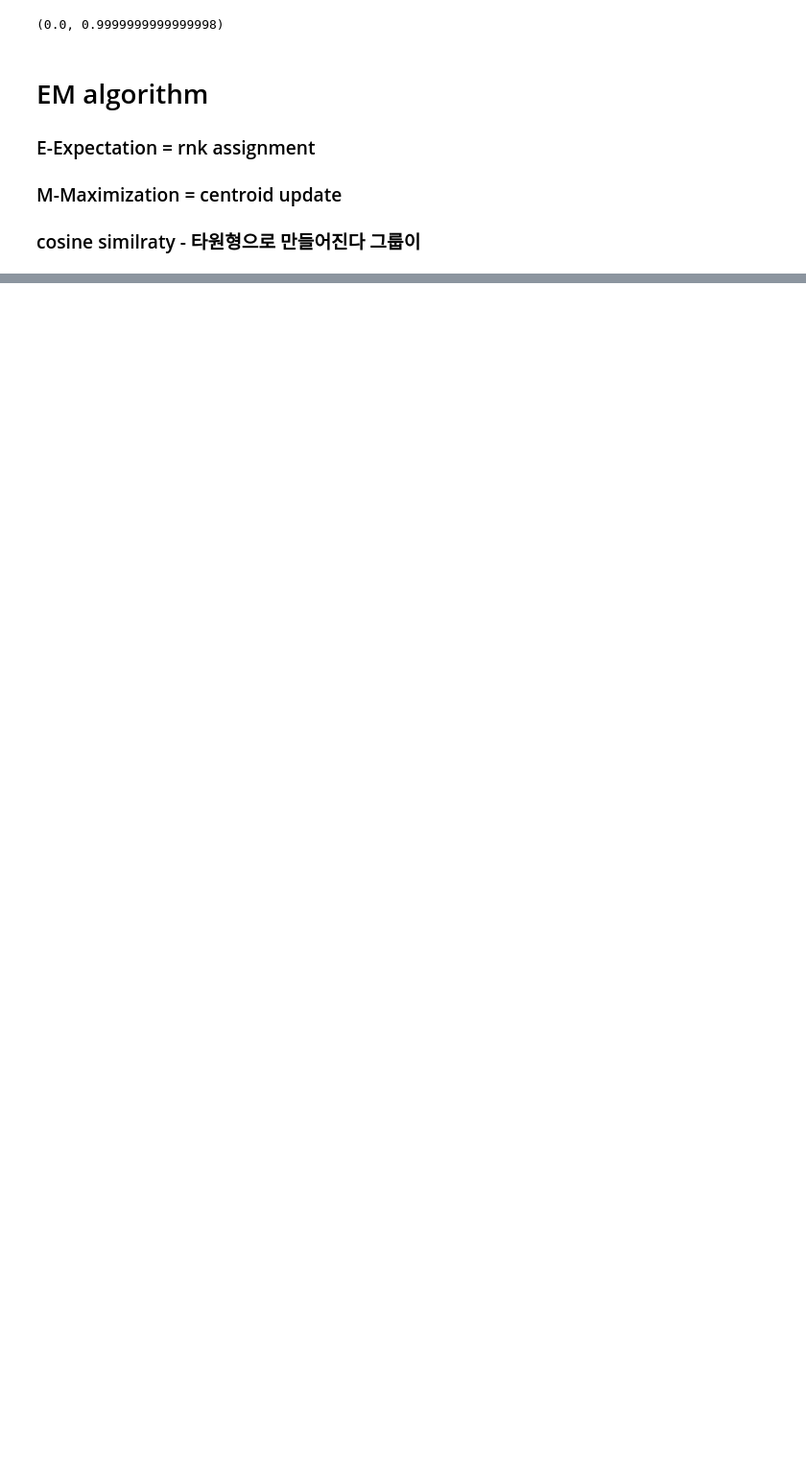
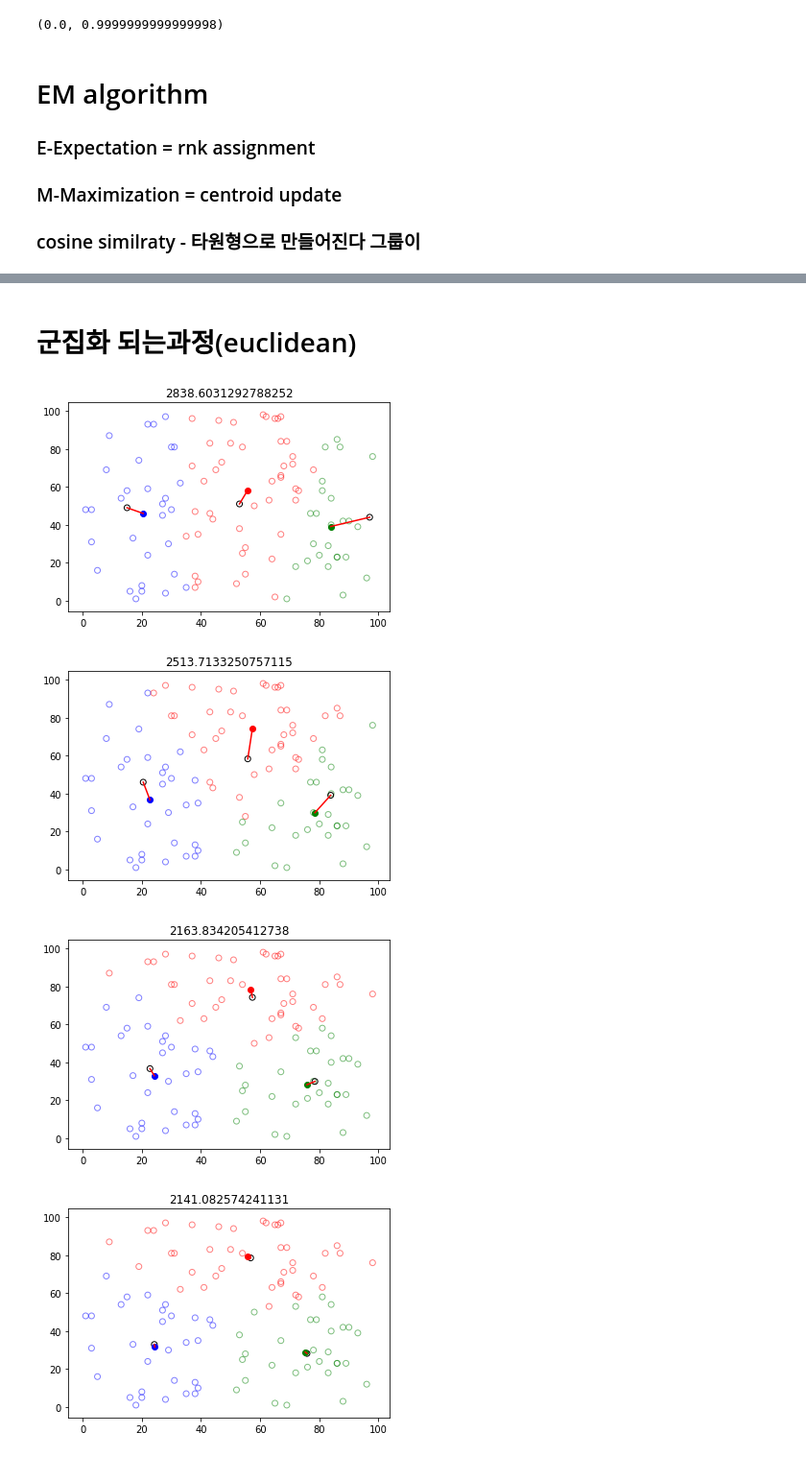
Before and after one commit to smothly/ai_innovation_NLP, a Jupyter notebook: 6.13 K-Means.ipynb, the cells around one changed output, grey strips where cells are left out. Shown: that part at 96% size. Saved outputs shown, nothing was run; the diff lists cells and outputs as text; code cells hidden in the pictures; blank space fills up the shorter version.

```diff
--- a/6.13 K-Means.ipynb
+++ b/6.13 K-Means.ipynb
@@ -109,3 +109,45 @@ def sumSquaredError(X, c, opt=False):
     for x in X:
         error += nearest(x, c)
     return error
+# %% [markdown]
+# 군집화 되는과정(euclidean)
+# %%
+errorRate = list()
+
+for _ in range(10):
+    rnk = list(list(0 for _ in range(K)) for _ in range(N))
+
+    for i in range(N):
+        j = expectation(data[i], centroid)
+        rnk[i][j] = 1
+
+    _sse = 0
+    oldCentroid = list()
+
+    for k in range(K):
+        X = [data[i] for i in range(N) if rnk[i][k]]
+        _sse += sumSquaredError(X, centroid[k])
+        oldCentroid.append(centroid[k])
+        centroid[k] = maximization(X)
+
+    errorRate.append(_sse)
+
+    for i in range(N):
+        plt.scatter(data[i][0], data[i][1], facecolor='none', alpha=.5,
+                    edgecolor=colorMap[rnk[i].index(max(rnk[i]))])
+
+    for i, _ in enumerate(centroid):
+        plt.plot((oldCentroid[i][0], _[0]), (oldCentroid[i][1], _[1]), 'r-')
+        plt.scatter(oldCentroid[i][0], oldCentroid[i][1], edgecolors='k', facecolor='none', color=colorMap[i])
+        plt.scatter(_[0], _[1], color=colorMap[i])
+
+    plt.title(_sse)
+    plt.show()
+
+plt.plot(range(10),errorRate, 'r-')
+plt.show()
+# %% [output]
+[figure, added]
+[figure, added]
+[figure, added]
+[figure, added]
```
Also changed, not shown: parts of 9 cells of this notebook, 3 other files.
